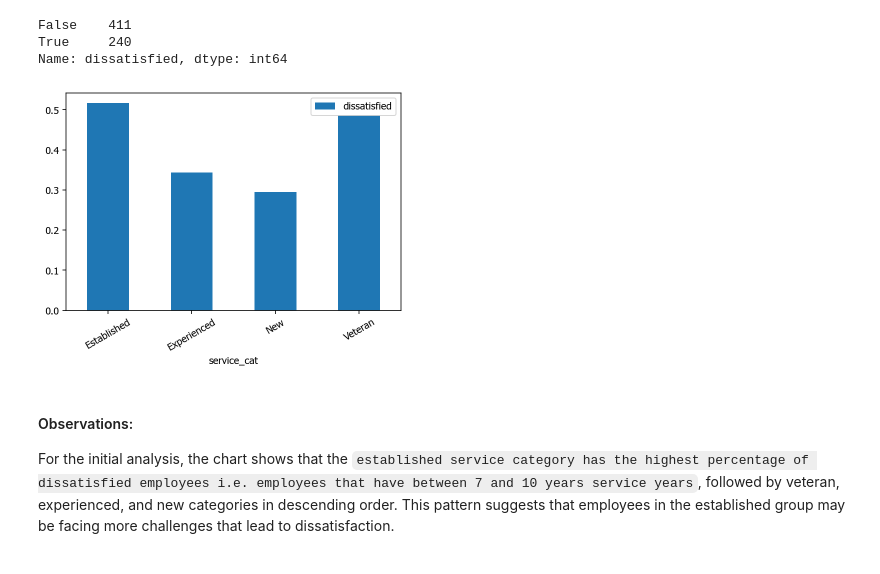
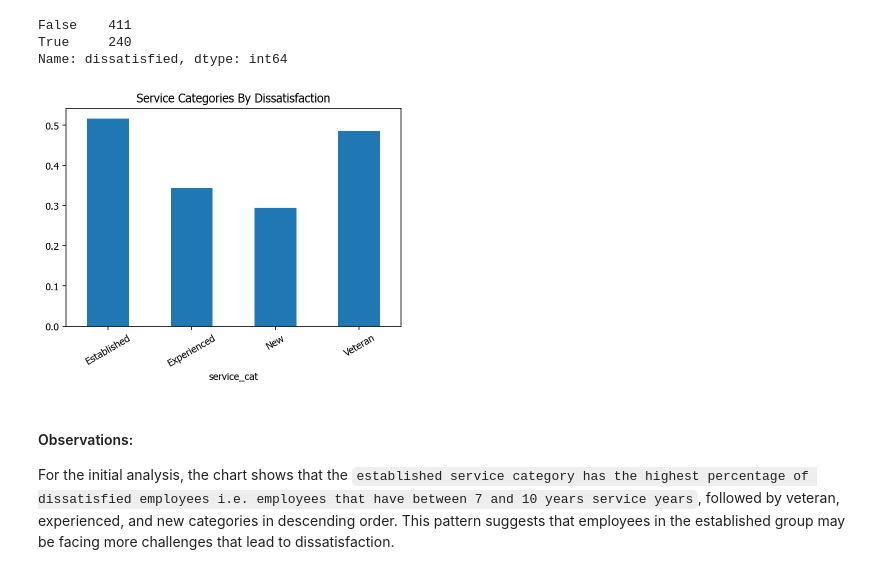
Before and after one commit to olusola-belle/employee_exit_surveys, a Jupyter notebook: employee_exit_surveys_project.ipynb, the cells around one changed output. Drawn from its saved outputs; the diff is of its cells as text; code cells hidden in the pictures.

```diff
--- a/employee_exit_surveys_project.ipynb
+++ b/employee_exit_surveys_project.ipynb
@@ -694,13 +696,13 @@ combined_updated['dissatisfied']= combined_updated['dissatisfied'].fillna(False)
 # %%
 # Calculate the percentage of dissatisfied employees
 
 dissatisfied_pct= combined_updated.pivot_table(index= 'service_cat', values= 'dissatisfied')
 
 #Plot results
-dissatisfied_pct.plot(kind= 'bar', rot= 30)
+dissatisfied_pct.plot(kind= 'bar', rot= 30, title= 'Service Categories By Dissatisfaction', legend= False)
 plt.show()
 # %% [output]
-[figure, old version]
+[figure, new version]
 # %% [markdown]
 #### Observations:
 
```
Also changed, not shown: parts of 22 cells of this notebook.
